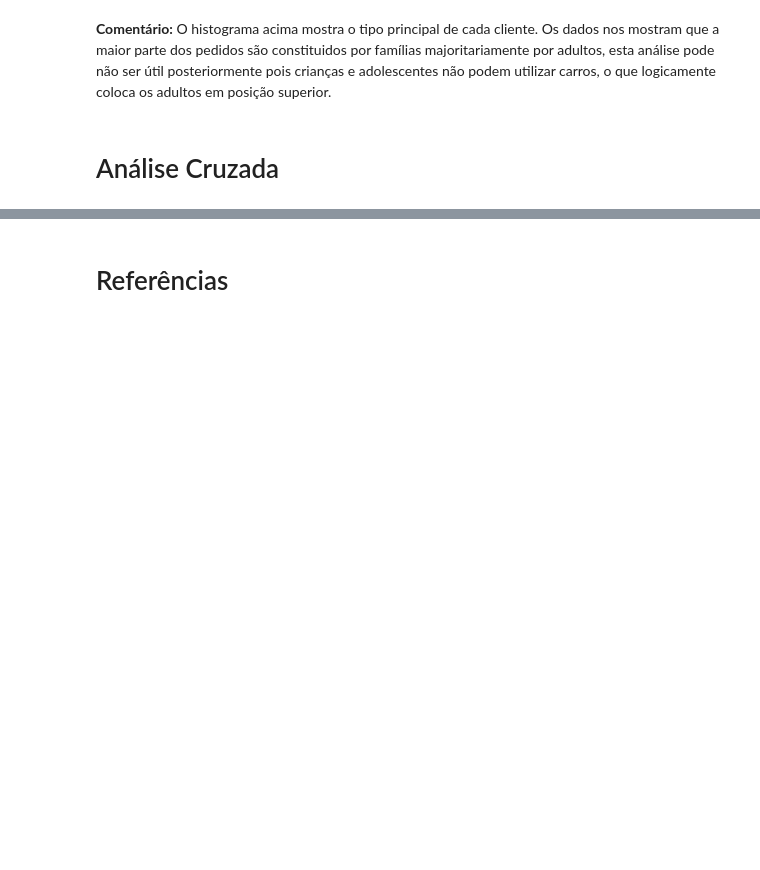
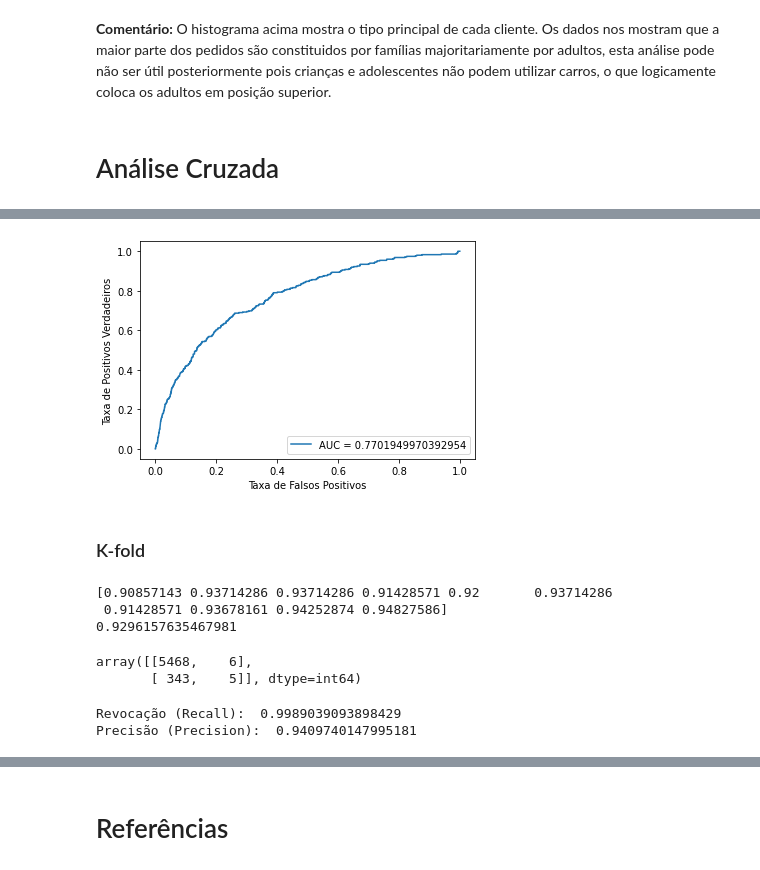
Before and after one commit to Barbomat/AD-Avaliacao-C3-Neumann-Software, a Jupyter notebook: Avalicação C3 - Neumann Software.ipynb, the cells around one changed output, grey strips where cells are left out. Cells and saved outputs as stored; diff of their text form; code cells hidden in the pictures; blank space fills up the shorter version.

```diff
--- a/Avalicação C3 - Neumann Software.ipynb
+++ b/Avalicação C3 - Neumann Software.ipynb
@@ -135,0 +245,45 @@ dataValidacao[4].plot.hist(bins=24)
+# %%
+# Visualização da curva ROC de acordo com a métrica AUC.
+probabilidades_y = model.predict_proba(X)[::,1]
+falso_positivo, verdadeiro_positivo, _ = roc_curve(y, probabilidades_y)
+auc = roc_auc_score(y, probabilidades_y)
+
+plt.plot(falso_positivo, verdadeiro_positivo, label = "AUC = " + str(auc))
+plt.ylabel('Taxa de Positivos Verdadeiros')
+plt.xlabel('Taxa de Falsos Positivos')
+plt.legend(loc = 4)
+plt.show()
+# %% [output]
+[figure, added]
+# %% [markdown]
+### K-fold
+# %%
+X = dataTreino.loc[:, dataTreino.columns != 85]
+y = dataTreino[85]
+
+X_train, X_test, y_train, y_test = train_test_split(X, y, test_size = 0.3, random_state = 4)
+
+model = LogisticRegression(penalty = 'l2', C = 1e42, solver = 'liblinear')
+model.fit(X_train, y_train)
+
+kfold_validation = KFold(10)
+
+result = cross_val_score(model, X_test, y_test, cv = kfold_validation)
+print(result)
+print(np.mean(result))
+# %% [output]
+[0.90857143 0.93714286 0.93714286 0.91428571 0.92       0.93714286
+ 0.91428571 0.93678161 0.94252874 0.94827586]
+0.9296157635467981
+# %%
+c_matrix = confusion_matrix(y, model.predict(X))
+c_matrix
+# %% [output]
+array([[5468,    6],
+       [ 343,    5]], dtype=int64)
+# %%
+print('Revocação (Recall): ', c_matrix[0, 0] / sum(c_matrix[0, :]))
+print('Precisão (Precision): ', c_matrix[0, 0] / sum(c_matrix[:, 0]))
+# %% [output]
+Revocação (Recall):  0.9989039093898429
+Precisão (Precision):  0.9409740147995181
```
Also changed, not shown: parts of 50 cells of this notebook.
